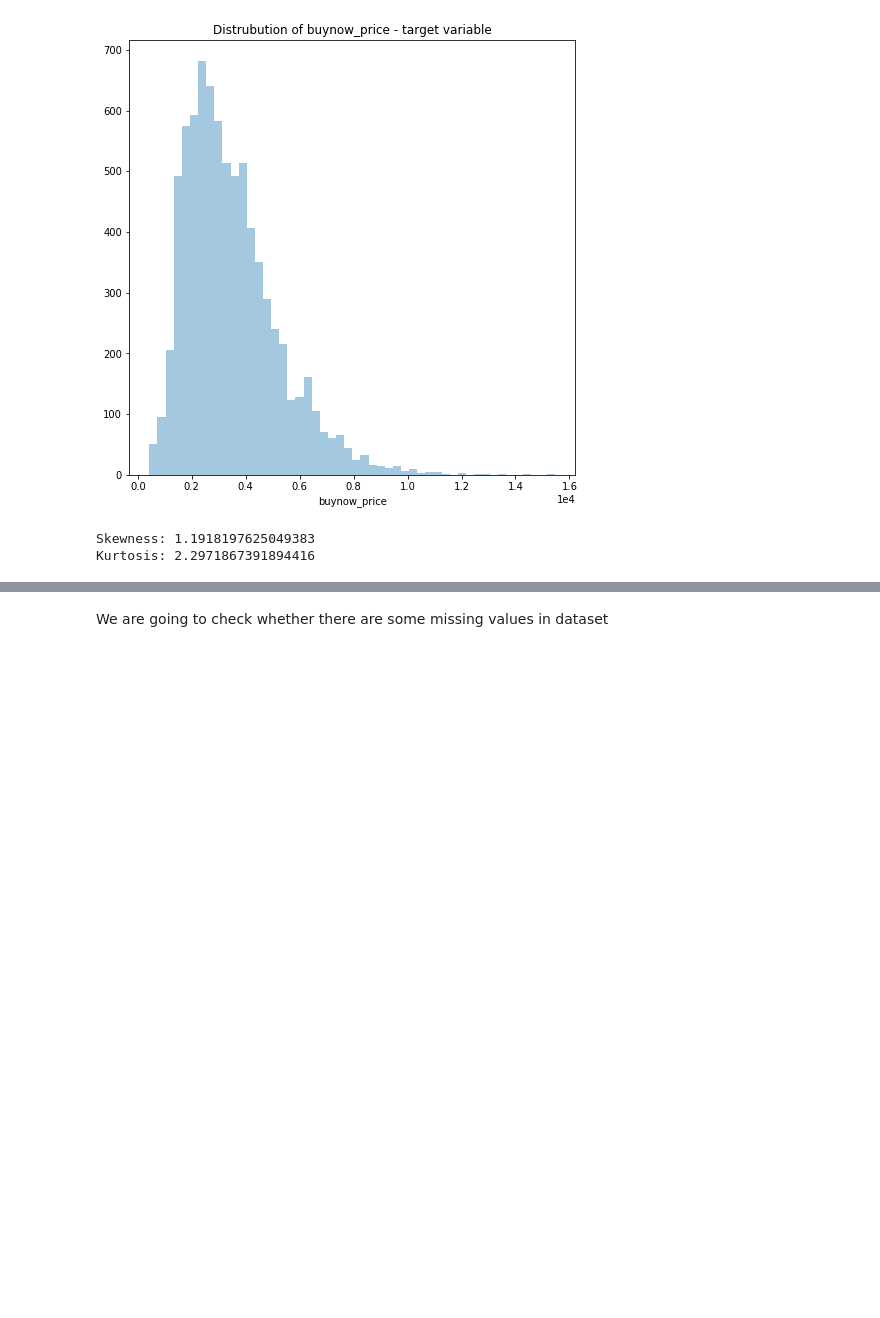
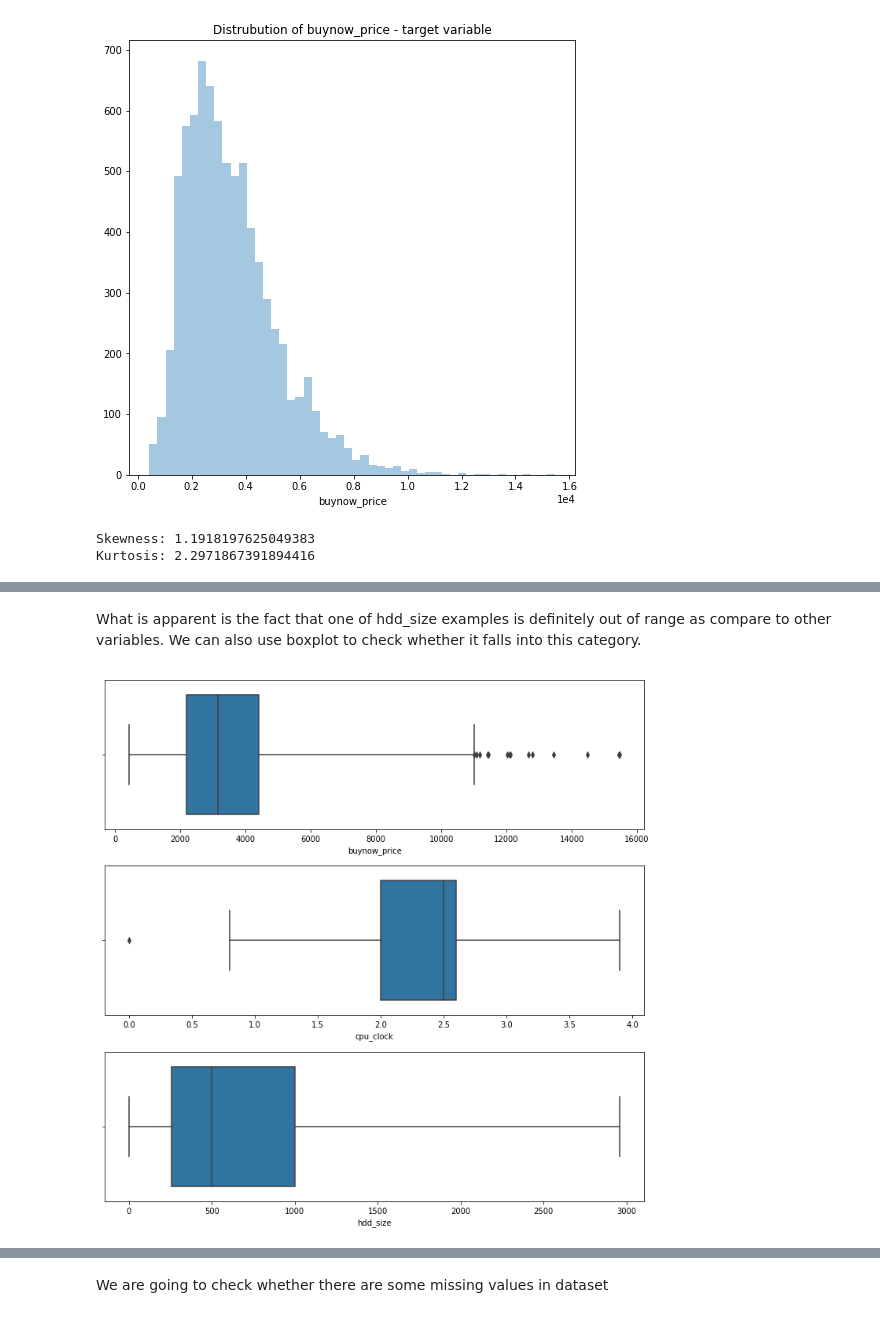
Before and after one commit to freefeynman123/laptop_price, a Jupyter notebook: allegro_task.ipynb, the cells around one changed output, grey strips where cells are left out. Cells and saved outputs as stored; diff of their text form; code cells hidden in the pictures; blank space fills up the shorter version.

```diff
--- a/allegro_task.ipynb
+++ b/allegro_task.ipynb
@@ -124,0 +172,15 @@ Kurtosis: 2.2971867391894416
+# %% [markdown]
+What is apparent is the fact that one of hdd_size examples is definitely out of range as compare to other variables. We can also use boxplot to check whether it falls into this category.
+# %%
+multipleplots(
+              x = numeric_features,
+              data=dataset,
+              ncols=1,
+              nrows=3,
+              figsize=(10, 10),
+              plot_type='boxplot',
+              whis=3
+)
+plt.tight_layout()
+# %% [output]
+[figure, added]
```
Also changed, not shown: parts of 32 cells of this notebook, 1 other file.
